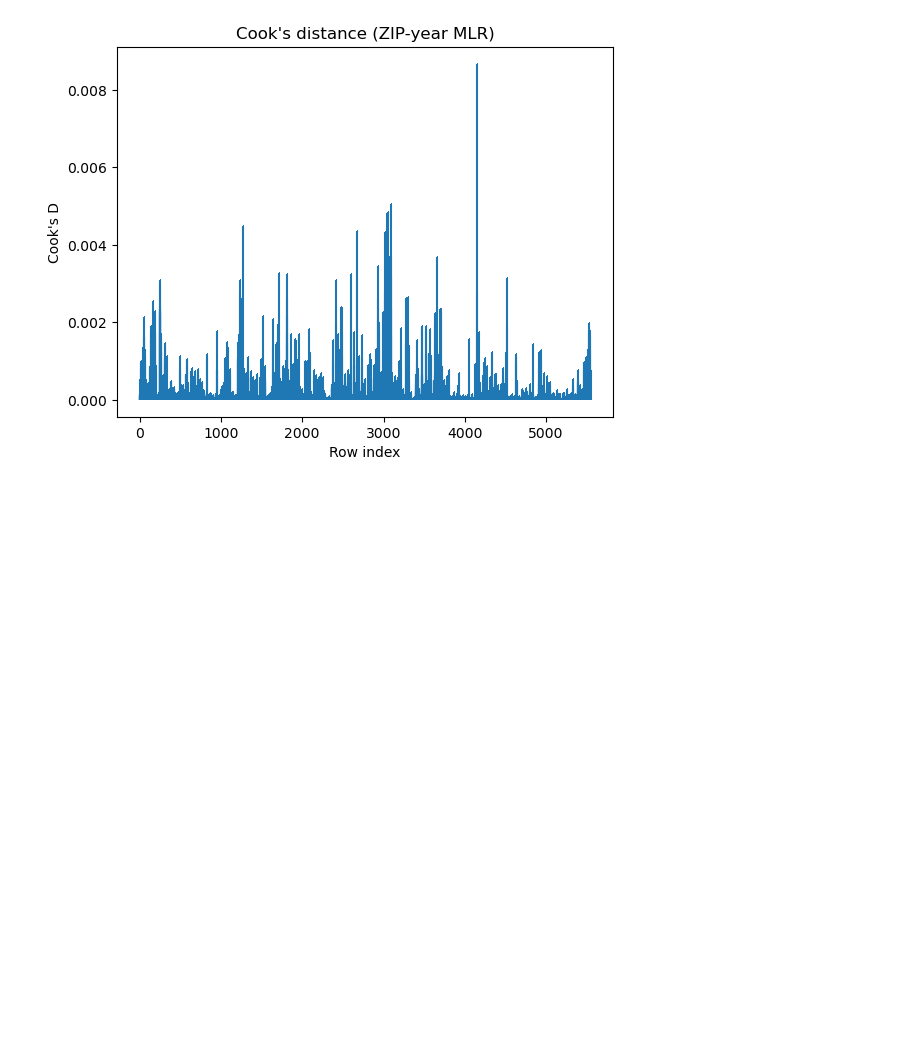
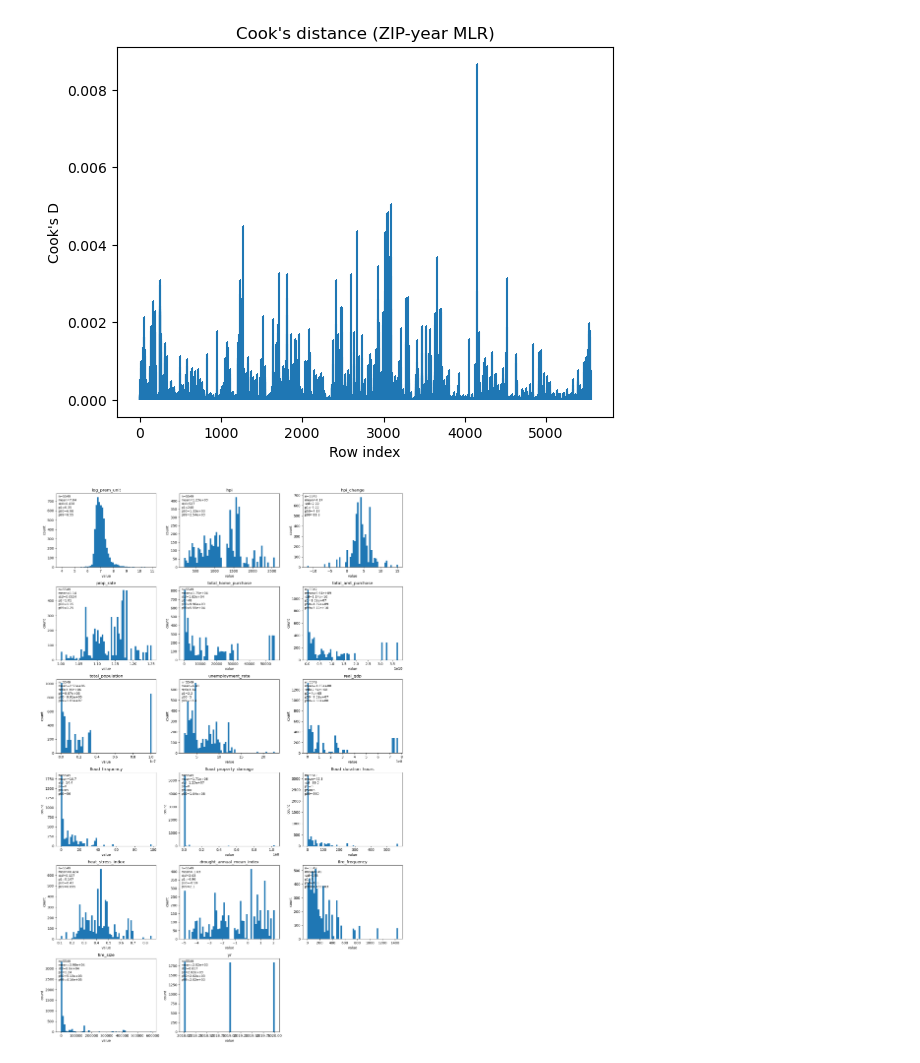
Before and after one commit to Ramil-cyber/Capstone_Citizensbank_climate-risk_insurance-exposure_monitoring, a Jupyter notebook: 03_code/data_exploration/machine_learning_and_MLR_for_insruance_prem_california_JIPU.ipynb, the cells around one changed output. Saved outputs shown, nothing was run; the diff lists cells and outputs as text; code cells hidden in the pictures; blank space fills up the shorter version.

```diff
--- a/03_code/data_exploration/machine_learning_and_MLR_for_insruance_prem_california_JIPU.ipynb
+++ b/03_code/data_exploration/machine_learning_and_MLR_for_insruance_prem_california_JIPU.ipynb
@@ -1556,3 +1556,91 @@ Top 15 influential ZIP-years by Cook's distance:
 
 [15 rows x 25 columns]
 [figure]
+# %%
+import numpy as np
+import pandas as pd
+import matplotlib.pyplot as plt
+import math
+
+# =========================
+# Make sure df_m exists
+# (ZIP-level: use `base` from RF chunk; County-year: use df_m from MLR chunk)
+# Here I assume ZIP-level `base` exists and has `log_prem_unit` + features.
+# =========================
+
+# --- choose the dataframe to plot ---
+plot_df = base.copy()   # <-- ZIP-level
+target_col = "log_prem_unit"
+
+# pick feature columns (numeric + categorical if you want)
+num_cols = []
+for c in plot_df.columns:
+    if pd.api.types.is_numeric_dtype(plot_df[c]):
+        num_cols.append(c)
+
+# keep only columns you care about (recommended: target + model features)
+# If you already have num_features list from RF chunk, use that:
+cols_to_plot = [target_col] + [c for c in num_features if c in plot_df.columns]
+cols_to_plot = list(dict.fromkeys(cols_to_plot))  # drop duplicates, preserve order
+
+# optional: drop columns that are IDs / not meaningful to histogram
+drop_like = {"Earned Prem","Earned Exp","prem_per_unit","county_fips5"}
+cols_to_plot = [c for c in cols_to_plot if c in plot_df.columns and c not in drop_like]
+
+# =========================
+# Histogram plotting helper
+# =========================
+def plot_histograms(df, cols, bins=50, max_cols_per_row=3, winsor=(0.0, 1.0), log1p_if_skew=False):
+    """
+    winsor=(lo_q, hi_q) trims extreme tails for visualization only.
+    log1p_if_skew: if True, auto-add a log1p panel for heavily right-skewed vars.
+    """
+    cols = [c for c in cols if c in df.columns]
+    n = len(cols)
+    ncols = max_cols_per_row
+    nrows = math.ceil(n / ncols)
+
+    plt.figure(figsize=(5*ncols, 3.8*nrows))
+
+    for i, c in enumerate(cols, 1):
+        s = pd.to_numeric(df[c], errors="coerce").replace([np.inf, -np.inf], np.nan).dropna()
+
+        # winsorize for display only
+        if winsor != (0.0, 1.0) and len(s) > 0:
+            lo, hi = s.quantile([winsor[0], winsor[1]])
+            s_plot = s.clip(lo, hi)
+        else:
+            s_plot = s
+
+        ax = plt.subplot(nrows, ncols, i)
+        ax.hist(s_plot.values, bins=bins)
+        ax.set_title(c)
+        ax.set_ylabel("count")
+        ax.set_xlabel("value")
+
+        # show quick stats on plot
+        if len(s) > 0:
+            ax.text(
+                0.02, 0.98,
+                f"n={len(s)}\nmean={s.mean():.3g}\nstd={s.std():.3g}\n"
+                f"p1={s.quantile(0.01):.3g}\np50={s.quantile(0.5):.3g}\np99={s.quantile(0.99):.3g}",
+                transform=ax.transAxes,
+                va="top",
+                fontsize=9
+            )
+
+    plt.tight_layout()
+    plt.show()
+
+# =========================
+# 1) Raw histograms (no trimming)
+# =========================
+plot_histograms(plot_df, cols_to_plot, bins=60, winsor=(0.0, 1.0))
+
+# =========================
+# 2) Trimmed histograms for visibility (recommended)
+#    (this DOES NOT change your data; just makes plots readable)
+# =========================
+plot_histograms(plot_df, cols_to_plot, bins=60, winsor=(0.01, 0.99))
+# %% [output]
+[figure, added]
```
Also changed, not shown: parts of 39 cells of this notebook, 8 other files.
